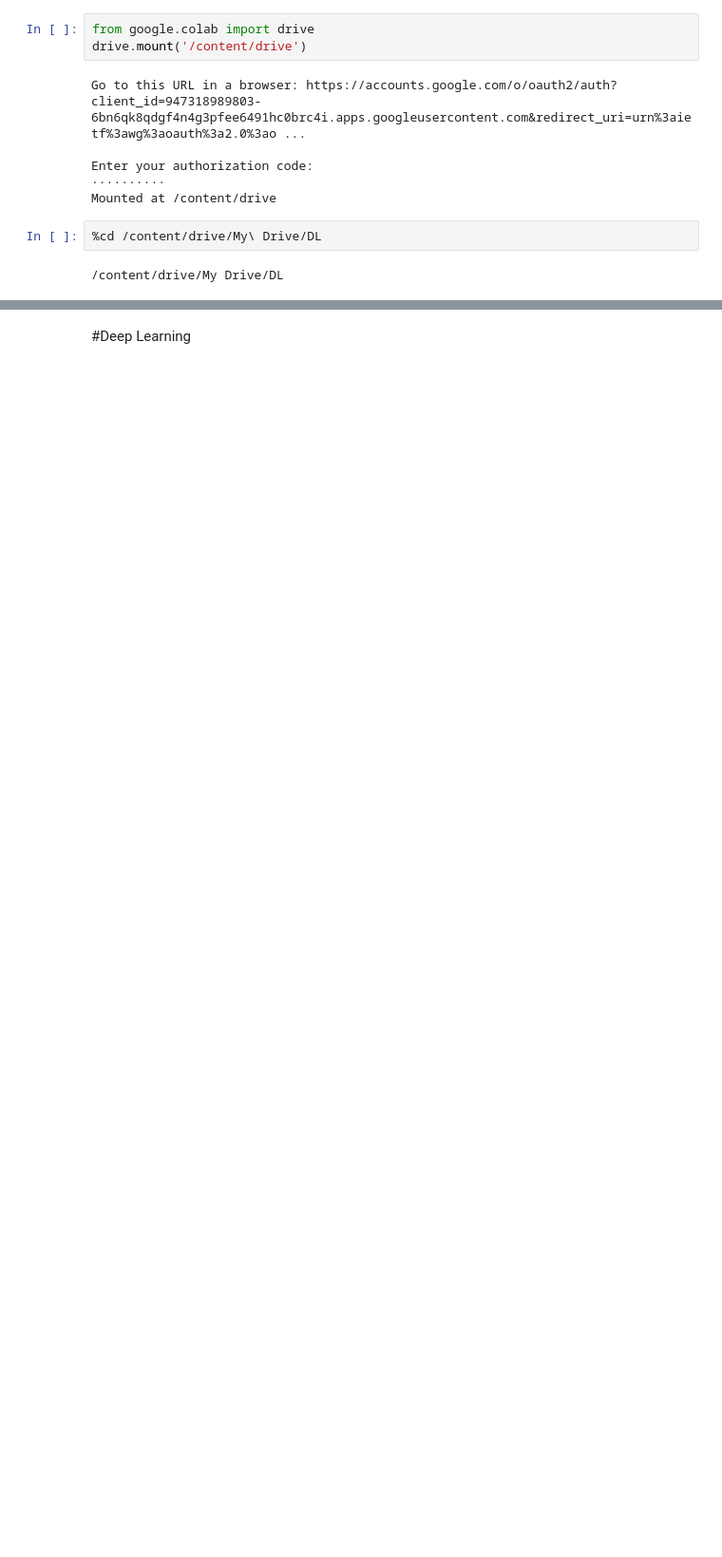
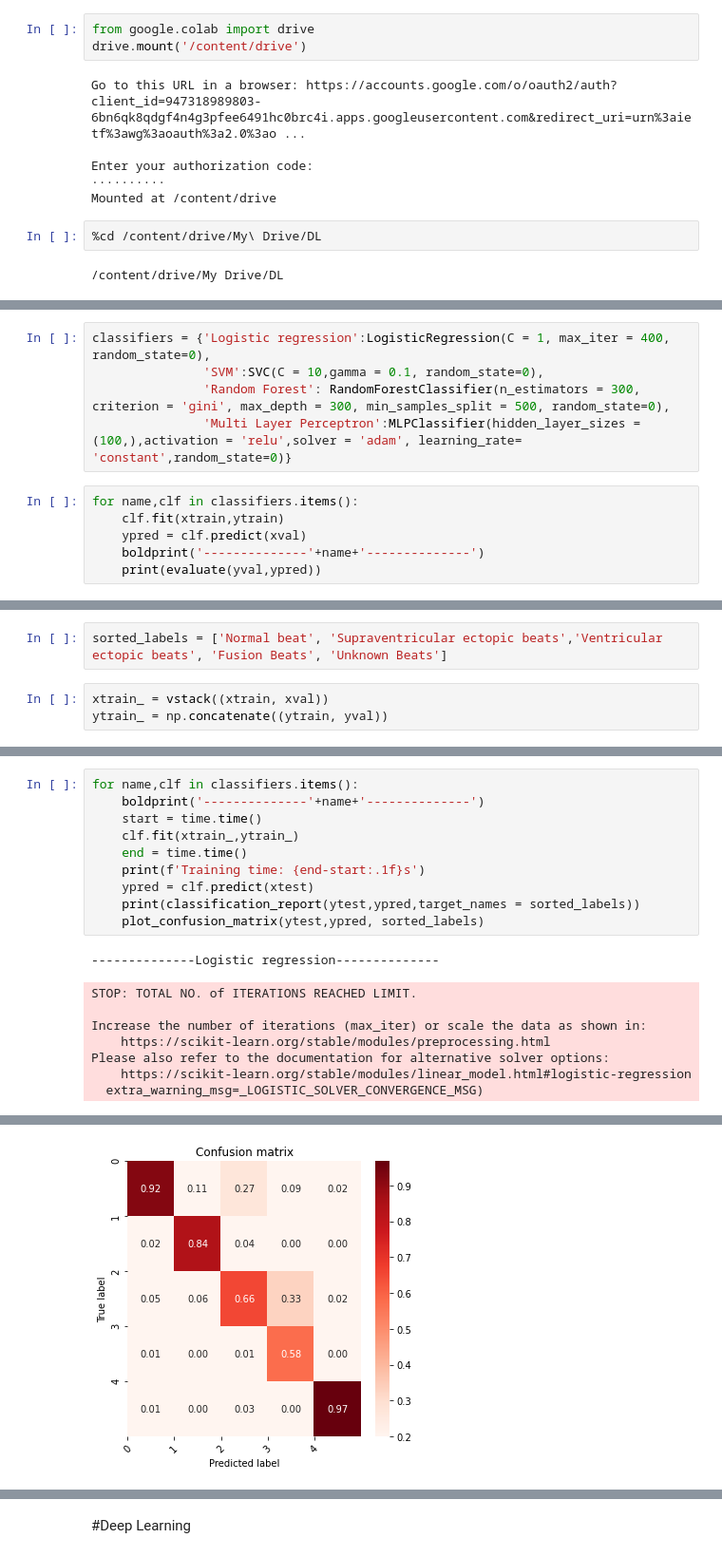
Before and after one commit to Benoitane/Deep-learning, a Jupyter notebook: DL_projet.ipynb, the cells around one changed output, grey strips where cells are left out. Shown at 95% size. Drawn from its saved outputs; the diff is of its cells as text; blank space fills up the shorter version.

```diff
--- a/DL_projet.ipynb
+++ b/DL_projet.ipynb
@@ -222,0 +113,11 @@ weighted avg       0.97      0.97      0.97     21892
+# %%
+classifiers = {'Logistic regression':LogisticRegression(C = 1, max_iter = 400, random_state=0),
+               'SVM':SVC(C = 10,gamma = 0.1, random_state=0),
+               'Random Forest': RandomForestClassifier(n_estimators = 300, criterion = 'gini', max_depth = 300, min_samples_split = 500, random_state=0),
+               'Multi Layer Perceptron':MLPClassifier(hidden_layer_sizes = (100,),activation = 'relu',solver = 'adam', learning_rate= 'constant',random_state=0)}
+# %%
+for name,clf in classifiers.items():
+    clf.fit(xtrain,ytrain)
+    ypred = clf.predict(xval)
+    boldprint('--------------'+name+'--------------')
+    print(evaluate(yval,ypred))
@@ -222,0 +144,5 @@ weighted avg       0.97      0.97      0.97     21892
+# %%
+sorted_labels = ['Normal beat', 'Supraventricular ectopic beats','Ventricular ectopic beats', 'Fusion Beats', 'Unknown Beats']
+# %%
+xtrain_ = vstack((xtrain, xval))
+ytrain_ = np.concatenate((ytrain, yval))
@@ -222,0 +151,19 @@ weighted avg       0.97      0.97      0.97     21892
+# %%
+for name,clf in classifiers.items():
+    boldprint('--------------'+name+'--------------')
+    start = time.time()
+    clf.fit(xtrain_,ytrain_)
+    end = time.time()
+    print(f'Training time: {end-start:.1f}s')
+    ypred = clf.predict(xtest)
+    print(classification_report(ytest,ypred,target_names = sorted_labels))
+    plot_confusion_matrix(ytest,ypred, sorted_labels)
+# %% [output]
+--------------Logistic regression--------------
+STOP: TOTAL NO. of ITERATIONS REACHED LIMIT.
+
+Increase the number of iterations (max_iter) or scale the data as shown in:
+    https://scikit-learn.org/stable/modules/preprocessing.html
+Please also refer to the documentation for alternative solver options:
+    https://scikit-learn.org/stable/modules/linear_model.html#logistic-regression
+  extra_warning_msg=_LOGISTIC_SOLVER_CONVERGENCE_MSG)
@@ -222,0 +182 @@ weighted avg       0.97      0.97      0.97     21892
+[figure, added]
```
Also changed, not shown: parts of 114 cells of this notebook, 4 other files.
